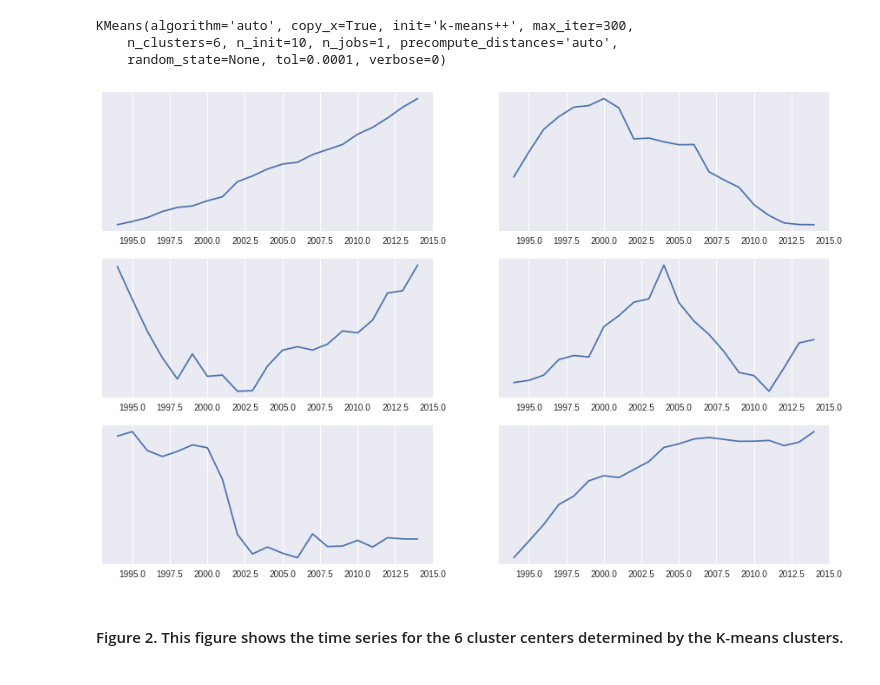
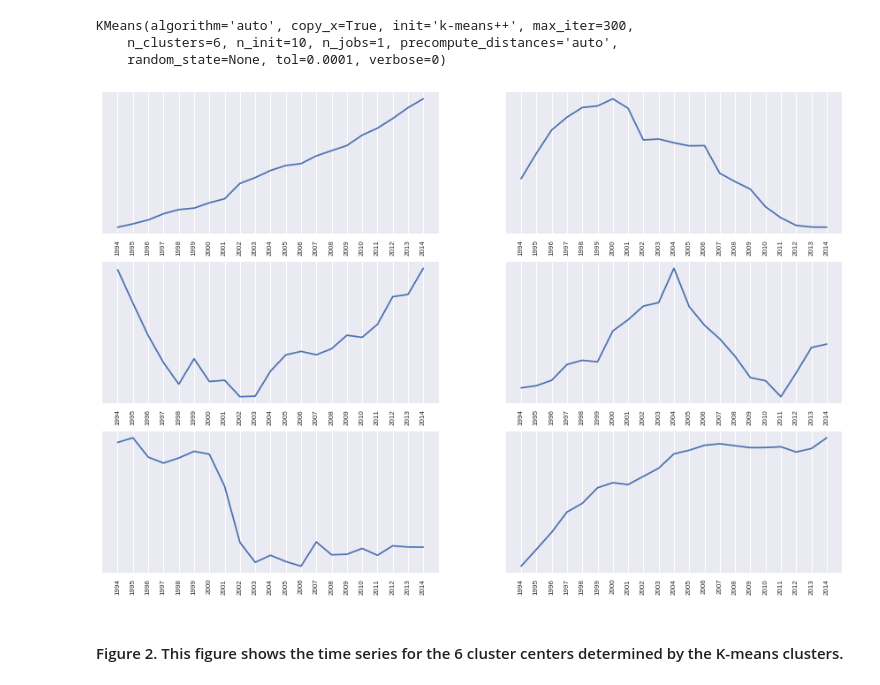
Before and after one commit to kpan125/PUI2017_kwp225, a Jupyter notebook: HW11_kwp225/HW11_Part1_kwp225.ipynb, the cells around one changed output. Drawn from its saved outputs; the diff is of its cells as text; code cells hidden in the pictures.

```diff
--- a/HW11_kwp225/HW11_Part1_kwp225.ipynb
+++ b/HW11_kwp225/HW11_Part1_kwp225.ipynb
@@ -127,15 +128,17 @@ KMeans(algorithm='auto', copy_x=True, init='k-means++', max_iter=300,
     random_state=None, tol=0.0001, verbose=0)
 # %%
 fig = pl.figure(figsize=(15,10))
+
 for i,cc in enumerate(km.cluster_centers_):
     ax = fig.add_subplot(3,2,i+1)
     ax.plot(yrRange, cc)
     ax.set_yticks([])
+    plt.xticks(np.arange(1994, 2015, 1.0), fontsize=10)
     for tick in ax.xaxis.get_major_ticks():
-        tick.label.set_fontsize(10)
-        #tick.label.set_rotation('vertical')
+        tick.label.set_fontsize(8)
+        tick.label.set_rotation('vertical')
 # %% [output]
-[figure, old version]
+[figure, new version]
 # %% [markdown]
 #### Figure 2. This figure shows the time series for the 6 cluster centers determined by the K-means clusters.
 # %%
```
Also changed, not shown: parts of 3 cells of this notebook.
